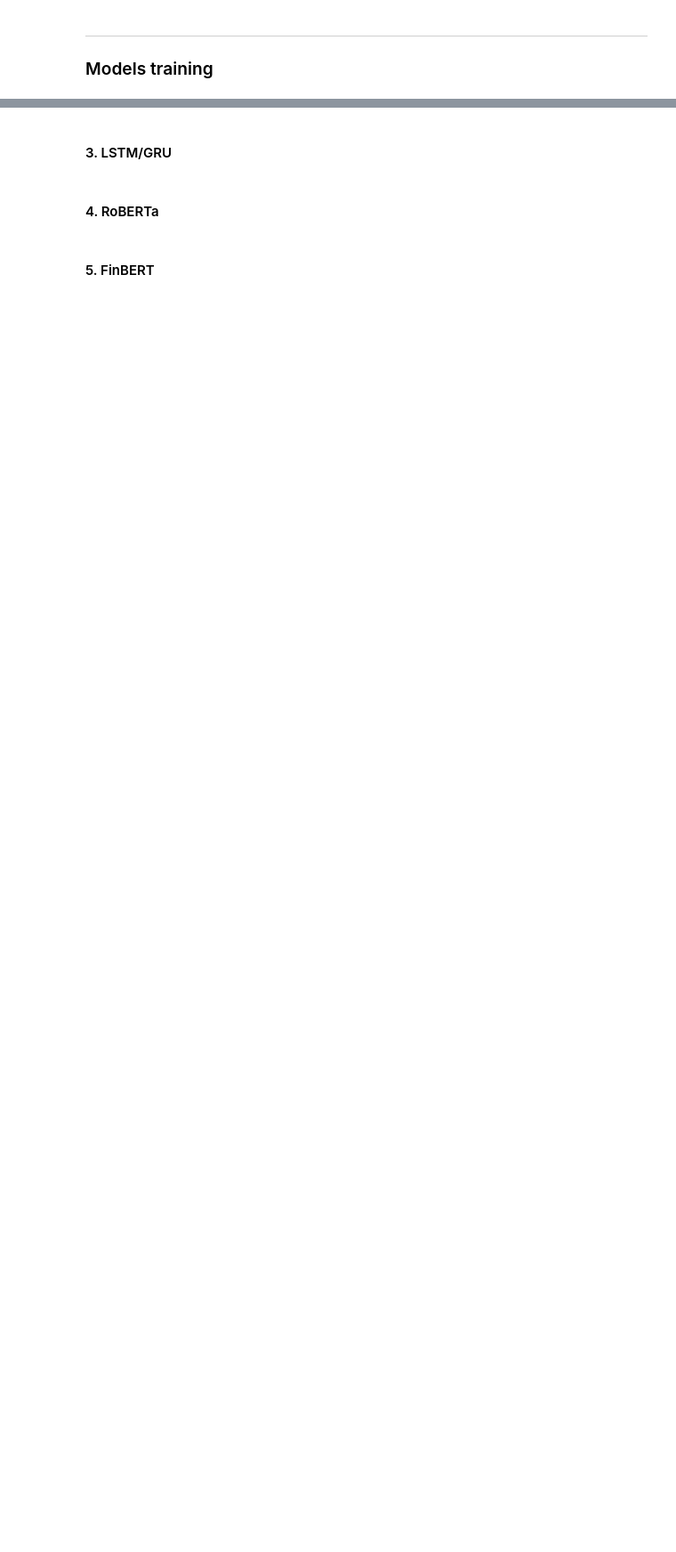
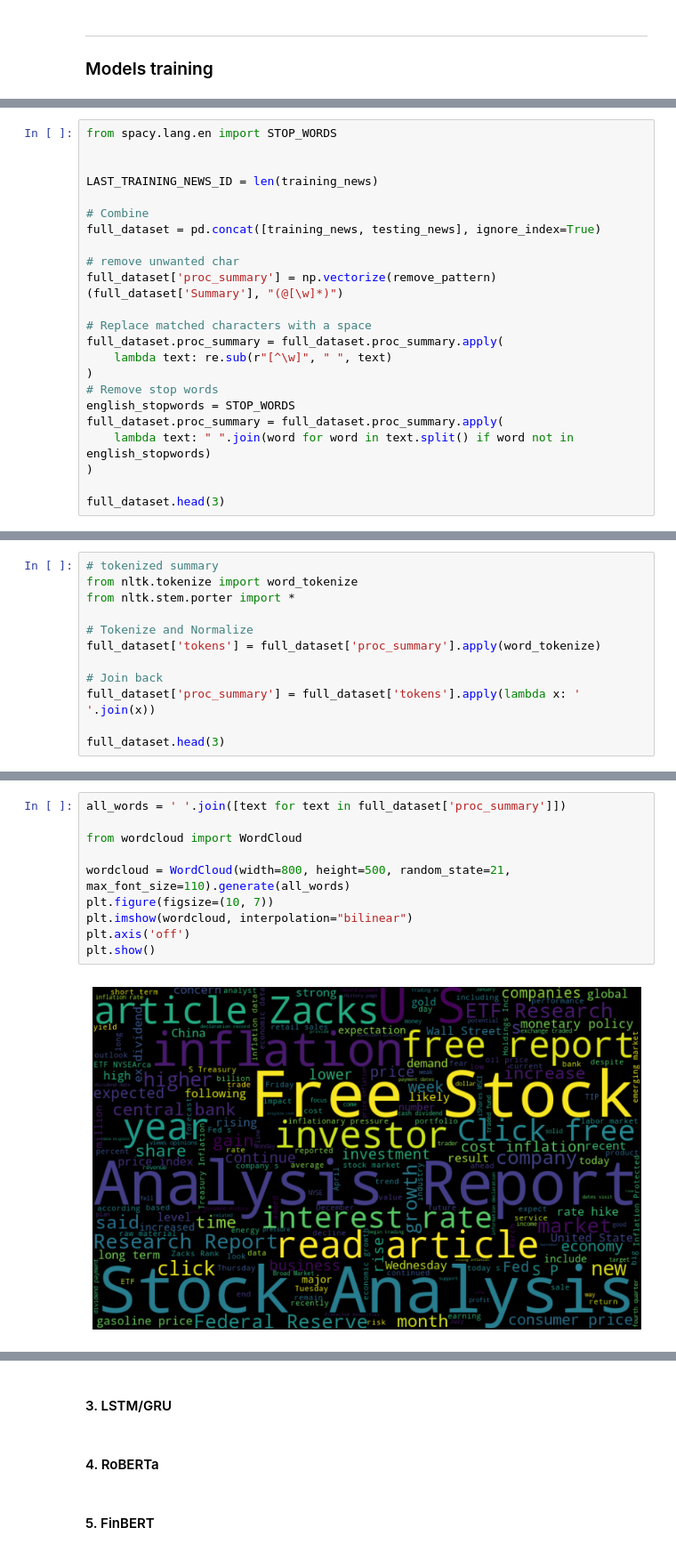
Before and after one commit to paultltc/InflaBERT, a Jupyter notebook: source/training/SA.ipynb, the cells around one changed output, grey strips where cells are left out. Shown at 89% size. Cells and saved outputs as stored; diff of their text form; blank space fills up the shorter version.

```diff
--- a/source/training/SA.ipynb
+++ b/source/training/SA.ipynb
@@ -152,0 +222,23 @@ Converting to PeriodArray/Index representation will drop timezone information.
+# %%
+from spacy.lang.en import STOP_WORDS
+
+
+LAST_TRAINING_NEWS_ID = len(training_news)
+
+# Combine
+full_dataset = pd.concat([training_news, testing_news], ignore_index=True)
+
+# remove unwanted char
+full_dataset['proc_summary'] = np.vectorize(remove_pattern)(full_dataset['Summary'], "(@[\w]*)")
+
+# Replace matched characters with a space
+full_dataset.proc_summary = full_dataset.proc_summary.apply(
+    lambda text: re.sub(r"[^\w]", " ", text)
+)
+# Remove stop words
+english_stopwords = STOP_WORDS
+full_dataset.proc_summary = full_dataset.proc_summary.apply(
+    lambda text: " ".join(word for word in text.split() if word not in english_stopwords)
+)
+
+full_dataset.head(3)
@@ -152,0 +250,12 @@ Converting to PeriodArray/Index representation will drop timezone information.
+# %%
+# tokenized summary
+from nltk.tokenize import word_tokenize
+from nltk.stem.porter import *
+
+# Tokenize and Normalize
+full_dataset['tokens'] = full_dataset['proc_summary'].apply(word_tokenize)
+
+# Join back
+full_dataset['proc_summary'] = full_dataset['tokens'].apply(lambda x: ' '.join(x))
+
+full_dataset.head(3)
@@ -152,0 +269,12 @@ Converting to PeriodArray/Index representation will drop timezone information.
+# %%
+all_words = ' '.join([text for text in full_dataset['proc_summary']])
+
+from wordcloud import WordCloud
+
+wordcloud = WordCloud(width=800, height=500, random_state=21, max_font_size=110).generate(all_words)
+plt.figure(figsize=(10, 7))
+plt.imshow(wordcloud, interpolation="bilinear")
+plt.axis('off')
+plt.show()
+# %% [output]
+[figure, added]
```
Also changed, not shown: parts of 23 cells of this notebook, 1 other file.
